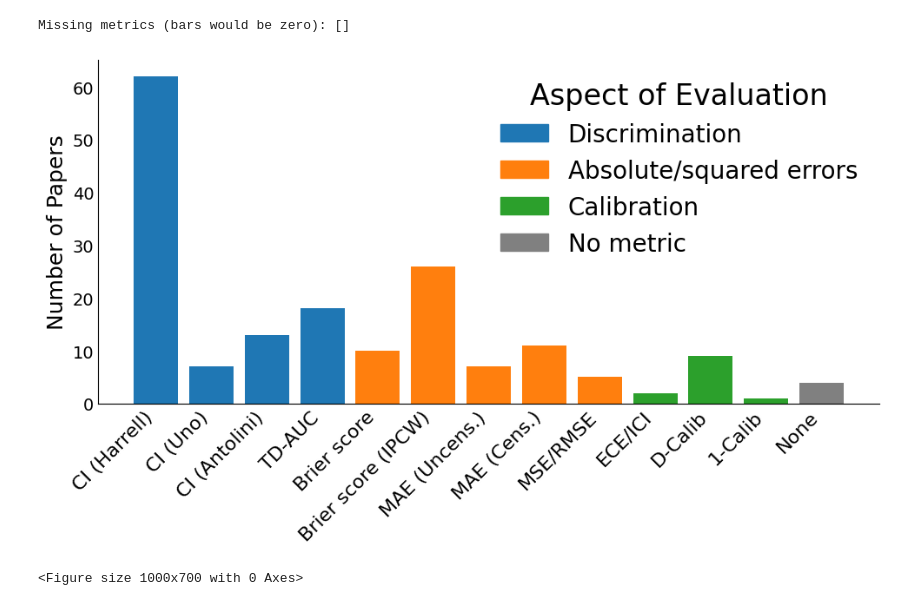
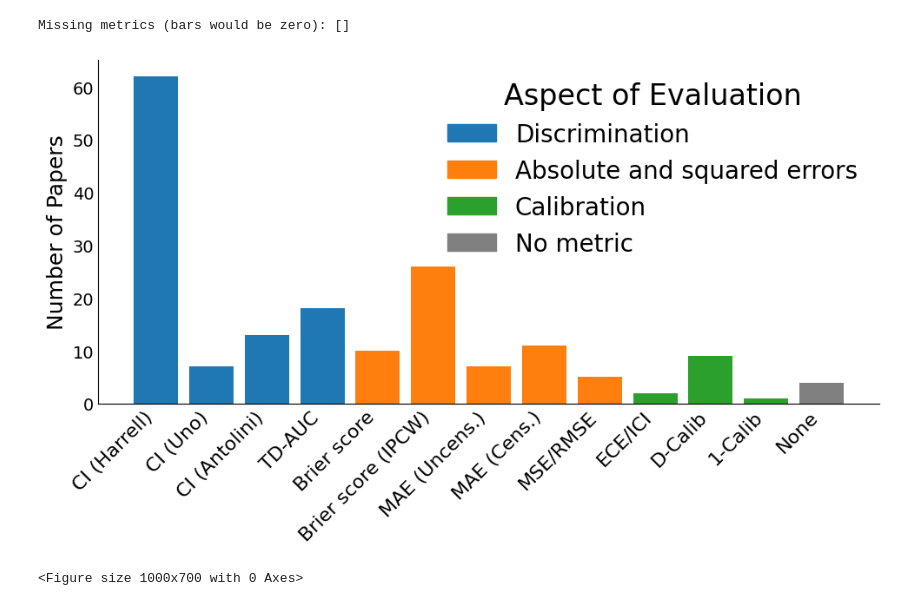
Before and after one commit to thecml/position-cindex, a Jupyter notebook: plot_metrics.ipynb, the cells around one changed output. Cells and saved outputs as stored; diff of their text form; code cells hidden in the pictures.

Commit message:
Update plot

```diff
--- a/plot_metrics.ipynb
+++ b/plot_metrics.ipynb
@@ -49,7 +49,7 @@ categories = {
         "CI (Antolini)",
         "TD-AUC"
     ],
-    "Absolute/squared errors": [
+    "Absolute and squared errors": [
         "Brier score",
         "Brier score (IPCW)",
         "MAE (Uncens.)",
@@ -69,7 +69,7 @@ categories = {
 # Define category colors
 category_colors = {
     "Discrimination": "tab:blue",
-    "Absolute/squared errors": "tab:orange",
+    "Absolute and squared errors": "tab:orange",
     "Calibration": "tab:green",
     "No metric": "gray"
 }
@@ -109,34 +109,34 @@ bars = plt.bar(
 
 # Remove plot borders
 ax = plt.gca()
 ax.spines['top'].set_visible(False)
 ax.spines['right'].set_visible(False)
 
 # Legend handles
 legend_handles = [
     Patch(color=color, label=cat)
     for cat, color in category_colors.items()
 ]
 
 plt.legend(
     handles=legend_handles,
     title="Aspect of Evaluation",
     frameon=False,
     fontsize=20,
     title_fontsize=24
 )
 
 # Labeling
 plt.ylabel("Number of Papers", fontsize=18)
 plt.xticks(rotation=45, ha='right', fontsize=16)
 plt.tick_params(axis='x', which='both', length=0)
 plt.tick_params(axis='y', which='both', length=0)
 plt.tight_layout()
 plt.savefig("plots/metrics_used.pdf", format="pdf", bbox_inches="tight")
 plt.show()
 # %% [output]
 Missing metrics (bars would be zero): []
-[figure, old version]
+[figure, new version]
 # %%
 import pandas as pd
 import matplotlib.pyplot as plt
```
